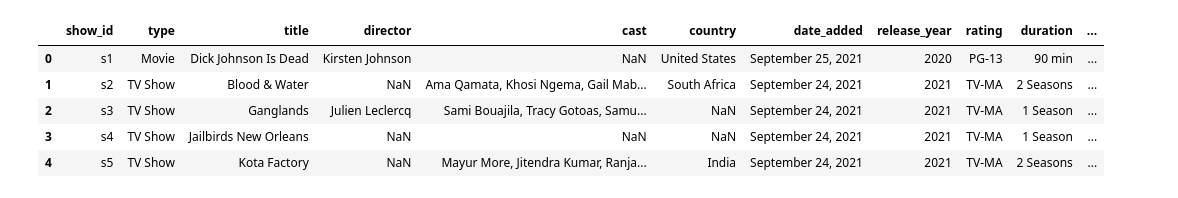
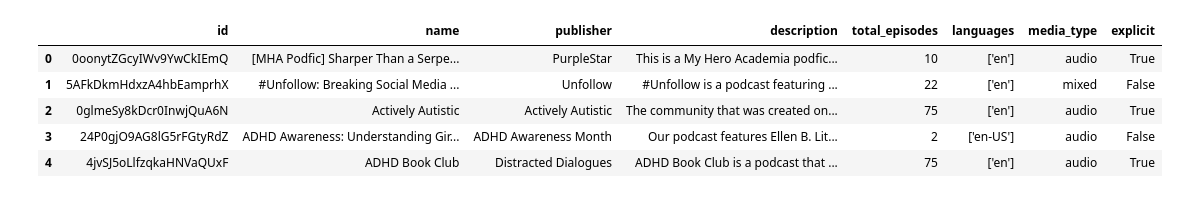
Before and after one commit to 2303A51125/ADM_lab, a Jupyter notebook: ADM_lab1.ipynb, the cells around one changed output. Drawn from its saved outputs; the diff is of its cells as text; code cells hidden in the pictures.

```diff
--- a/ADM_lab1.ipynb
+++ b/ADM_lab1.ipynb
@@ -9,10 +6,10 @@ import seaborn as sns
 # %%
-df = pd.read_csv("/content/netflix_titles.csv")
-df.head()
+data = pd.read_csv('/content/podcasts.csv')
+data.head()
 # %% [output]
-|  | show_id | type | title | director | cast | country | date_added | release_year | rating | duration | ... |
-| 0 | s1 | Movie | Dick Johnson Is Dead | Kirsten Johnson | NaN | United States | September 25, 2021 | 2020 | PG-13 | 90 min | ... |
-| 1 | s2 | TV Show | Blood & Water | NaN | Ama Qamata, Khosi Ngema, Gail Mab... | South Africa | September 24, 2021 | 2021 | TV-MA | 2 Seasons | ... |
-| 2 | s3 | TV Show | Ganglands | Julien Leclercq | Sami Bouajila, Tracy Gotoas, Samu... | NaN | September 24, 2021 | 2021 | TV-MA | 1 Season | ... |
-| 3 | s4 | TV Show | Jailbirds New Orleans | NaN | NaN | NaN | September 24, 2021 | 2021 | TV-MA | 1 Season | ... |
-| 4 | s5 | TV Show | Kota Factory | NaN | Mayur More, Jitendra Kumar, Ranja... | India | September 24, 2021 | 2021 | TV-MA | 2 Seasons | ... |
+|  | id | name | publisher | description | total_episodes | languages | media_type | explicit |
+| 0 | 0oonytZGcyIWv9YwCkIEmQ | [MHA Podfic] Sharper Than a Serpe... | PurpleStar | This is a My Hero Academia podfic... | 10 | ['en'] | audio | True |
+| 1 | 5AFkDkmHdxzA4hbEamprhX | #Unfollow: Breaking Social Media ... | Unfollow | #Unfollow is a podcast featuring ... | 22 | ['en'] | mixed | False |
+| 2 | 0glmeSy8kDcr0InwjQuA6N | Actively Autistic | Actively Autistic | The community that was created on... | 75 | ['en'] | audio | True |
+| 3 | 24P0gjO9AG8lG5rFGtyRdZ | ADHD Awareness: Understanding Gir... | ADHD Awareness Month | Our podcast features Ellen B. Lit... | 2 | ['en-US'] | audio | False |
+| 4 | 4jvSJ5oLlfzqkaHNVaQUxF | ADHD Book Club | Distracted Dialogues | ADHD Book Club is a podcast that ... | 75 | ['en'] | audio | True |
```
Also changed, not shown: parts of 21 cells of this notebook.
